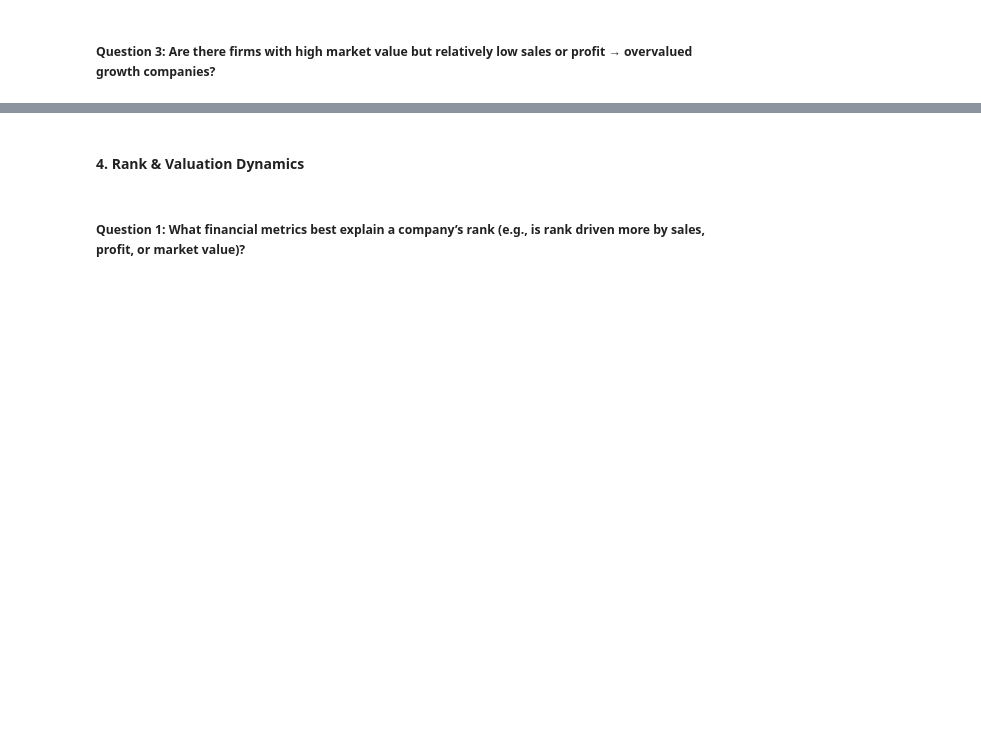
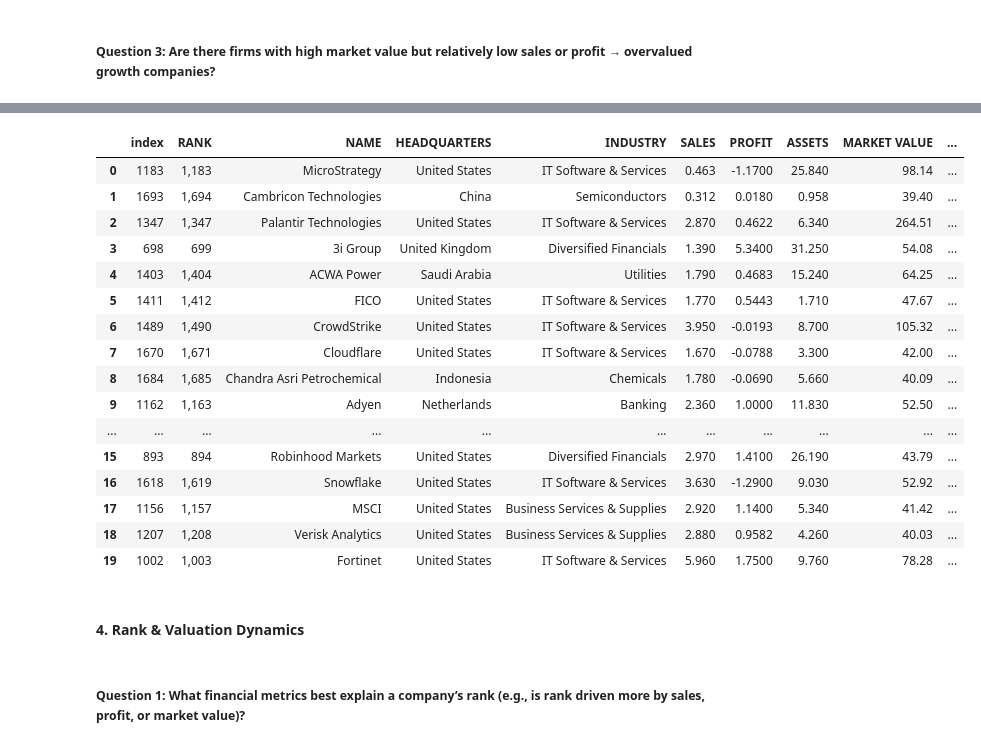
Before and after one commit to GauriR011/Forbes-Global-2025, a Jupyter notebook: Code.ipynb, the cells around one changed output, grey strips where cells are left out. Cells and saved outputs as stored; diff of their text form; code cells hidden in the pictures; blank space fills up the shorter version.

Commit message:
Completed Part 3 of the business questions

```diff
--- a/Code.ipynb
+++ b/Code.ipynb
@@ -486,0 +672,22 @@ spearman_corr
+# %%
+outliers[outliers['Growth_Flag'] == True].sort_values(by='P_S', ascending=False).reset_index().head(20)
+
+# There are 45 companies in total, here are the top 20.
+# %% [output]
+|  | index | RANK | NAME | HEADQUARTERS | INDUSTRY | SALES | PROFIT | ASSETS | MARKET VALUE | ... |
+| 0 | 1183 | 1,183 | MicroStrategy | United States | IT Software & Services | 0.463 | -1.1700 | 25.840 | 98.14 | ... |
+| 1 | 1693 | 1,694 | Cambricon Technologies | China | Semiconductors | 0.312 | 0.0180 | 0.958 | 39.40 | ... |
+| 2 | 1347 | 1,347 | Palantir Technologies | United States | IT Software & Services | 2.870 | 0.4622 | 6.340 | 264.51 | ... |
+| 3 | 698 | 699 | 3i Group | United Kingdom | Diversified Financials | 1.390 | 5.3400 | 31.250 | 54.08 | ... |
+| 4 | 1403 | 1,404 | ACWA Power | Saudi Arabia | Utilities | 1.790 | 0.4683 | 15.240 | 64.25 | ... |
+| 5 | 1411 | 1,412 | FICO | United States | IT Software & Services | 1.770 | 0.5443 | 1.710 | 47.67 | ... |
+| 6 | 1489 | 1,490 | CrowdStrike | United States | IT Software & Services | 3.950 | -0.0193 | 8.700 | 105.32 | ... |
+| 7 | 1670 | 1,671 | Cloudflare | United States | IT Software & Services | 1.670 | -0.0788 | 3.300 | 42.00 | ... |
+| 8 | 1684 | 1,685 | Chandra Asri Petrochemical | Indonesia | Chemicals | 1.780 | -0.0690 | 5.660 | 40.09 | ... |
+| 9 | 1162 | 1,163 | Adyen | Netherlands | Banking | 2.360 | 1.0000 | 11.830 | 52.50 | ... |
+| ... | ... | ... | ... | ... | ... | ... | ... | ... | ... | ... |
+| 15 | 893 | 894 | Robinhood Markets | United States | Diversified Financials | 2.970 | 1.4100 | 26.190 | 43.79 | ... |
+| 16 | 1618 | 1,619 | Snowflake | United States | IT Software & Services | 3.630 | -1.2900 | 9.030 | 52.92 | ... |
+| 17 | 1156 | 1,157 | MSCI | United States | Business Services & Supplies | 2.920 | 1.1400 | 5.340 | 41.42 | ... |
+| 18 | 1207 | 1,208 | Verisk Analytics | United States | Business Services & Supplies | 2.880 | 0.9582 | 4.260 | 40.03 | ... |
+| 19 | 1002 | 1,003 | Fortinet | United States | IT Software & Services | 5.960 | 1.7500 | 9.760 | 78.28 | ... |
```
Also changed, not shown: parts of 21 cells of this notebook, 3 other files.
